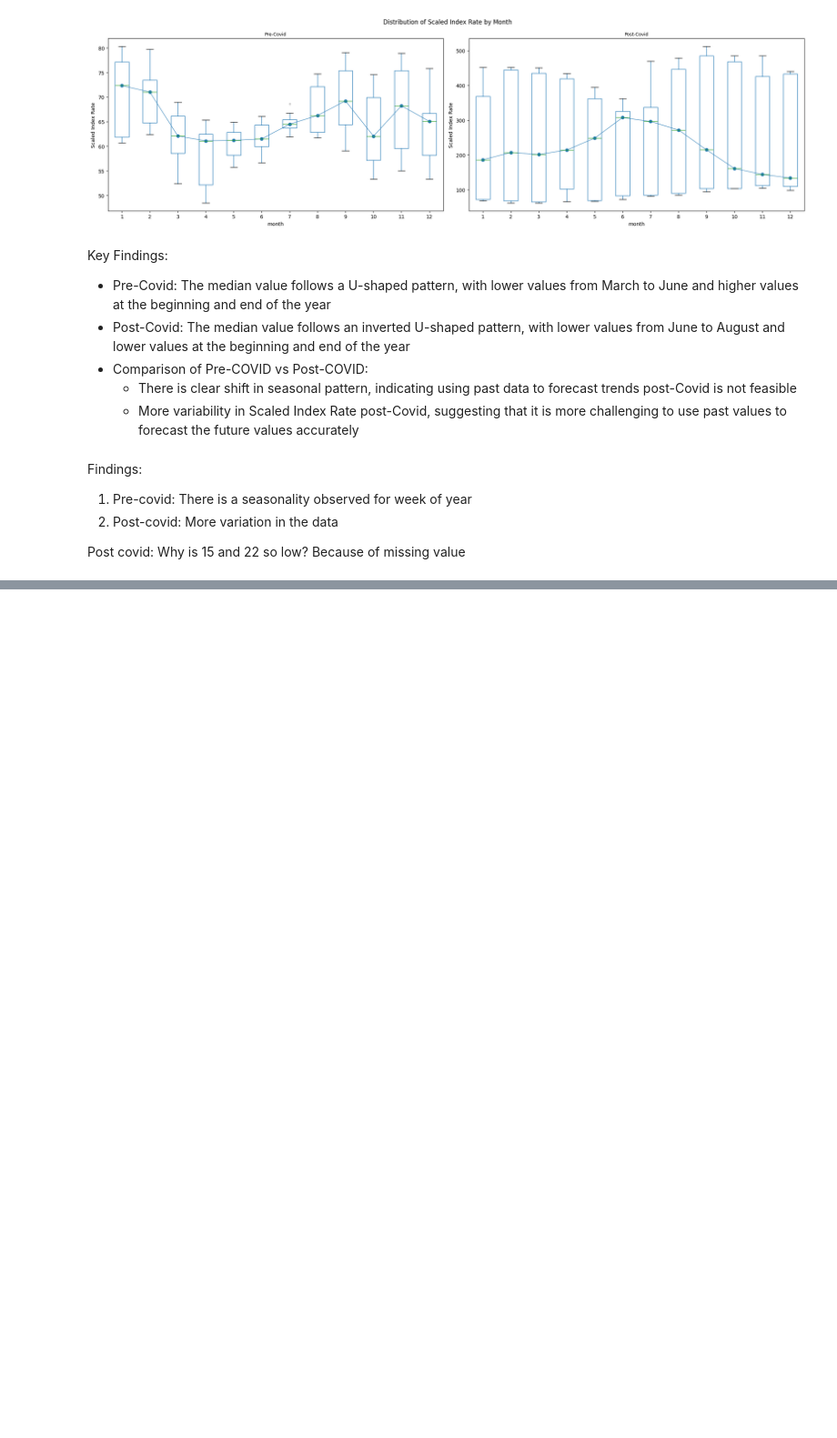
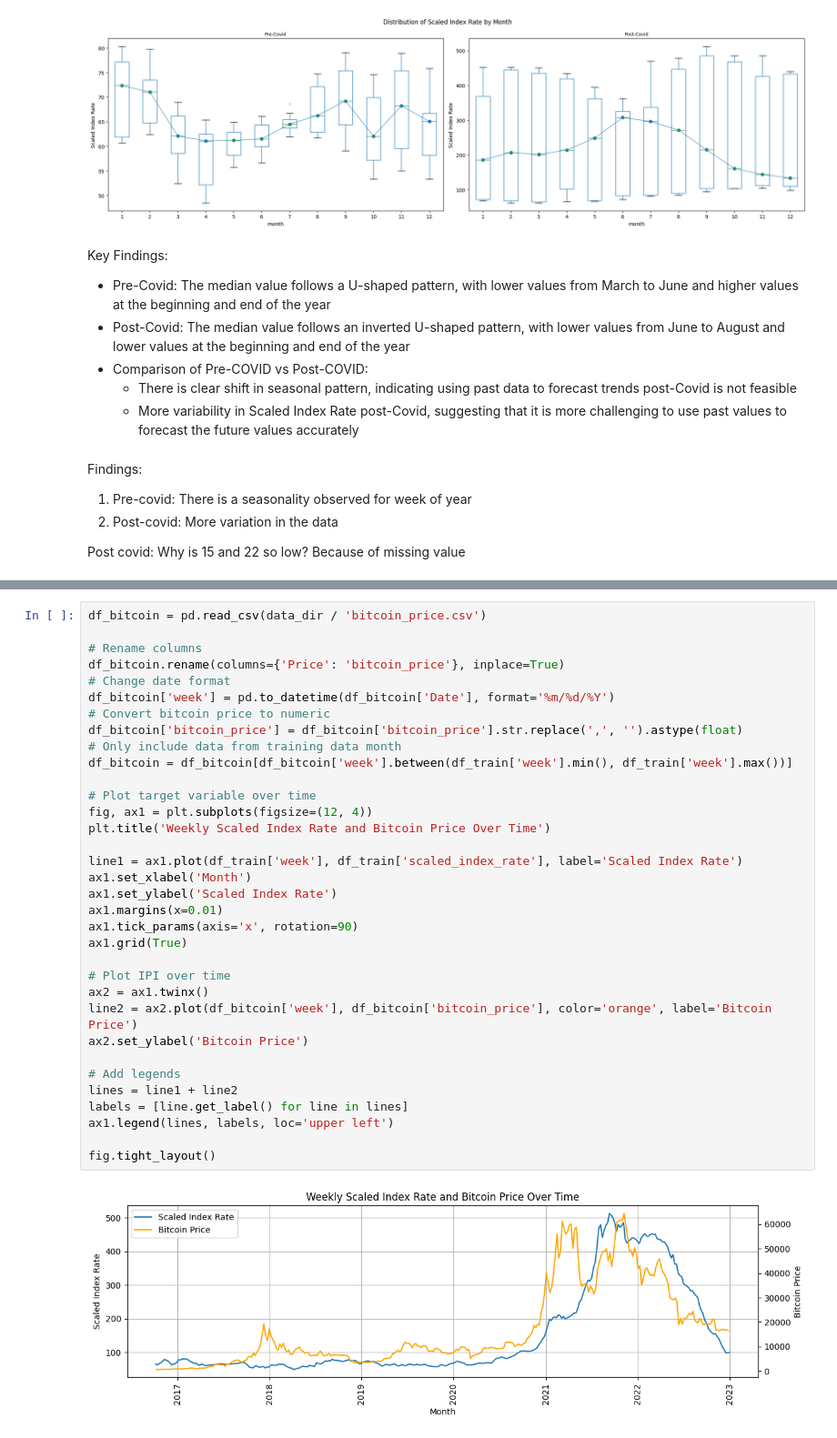
Before and after one commit to KCKhoo/time-series-lab, a Jupyter notebook: time_series_analysis.ipynb, the cells around one changed output, grey strips where cells are left out. Shown at 91% size. Cells and saved outputs as stored; diff of their text form; blank space fills up the shorter version.

```diff
--- a/time_series_analysis.ipynb
+++ b/time_series_analysis.ipynb
@@ -188,0 +303,36 @@ Post covid: Why is 15 and 22 so low? Because of missing value
+# %%
+df_bitcoin = pd.read_csv(data_dir / 'bitcoin_price.csv')
+
+# Rename columns
+df_bitcoin.rename(columns={'Price': 'bitcoin_price'}, inplace=True)
+# Change date format
+df_bitcoin['week'] = pd.to_datetime(df_bitcoin['Date'], format='%m/%d/%Y')
+# Convert bitcoin price to numeric
+df_bitcoin['bitcoin_price'] = df_bitcoin['bitcoin_price'].str.replace(',', '').astype(float)
+# Only include data from training data month
+df_bitcoin = df_bitcoin[df_bitcoin['week'].between(df_train['week'].min(), df_train['week'].max())]
+
+# Plot target variable over time
+fig, ax1 = plt.subplots(figsize=(12, 4))
+plt.title('Weekly Scaled Index Rate and Bitcoin Price Over Time')
+
+line1 = ax1.plot(df_train['week'], df_train['scaled_index_rate'], label='Scaled Index Rate')
+ax1.set_xlabel('Month')
+ax1.set_ylabel('Scaled Index Rate')
+ax1.margins(x=0.01)
+ax1.tick_params(axis='x', rotation=90)
+ax1.grid(True)
+
+# Plot IPI over time
+ax2 = ax1.twinx()
+line2 = ax2.plot(df_bitcoin['week'], df_bitcoin['bitcoin_price'], color='orange', label='Bitcoin Price')
+ax2.set_ylabel('Bitcoin Price')
+
+# Add legends
+lines = line1 + line2
+labels = [line.get_label() for line in lines]
+ax1.legend(lines, labels, loc='upper left')
+
+fig.tight_layout()
+# %% [output]
+[figure, added]
```
Also changed, not shown: parts of 7 cells of this notebook.
